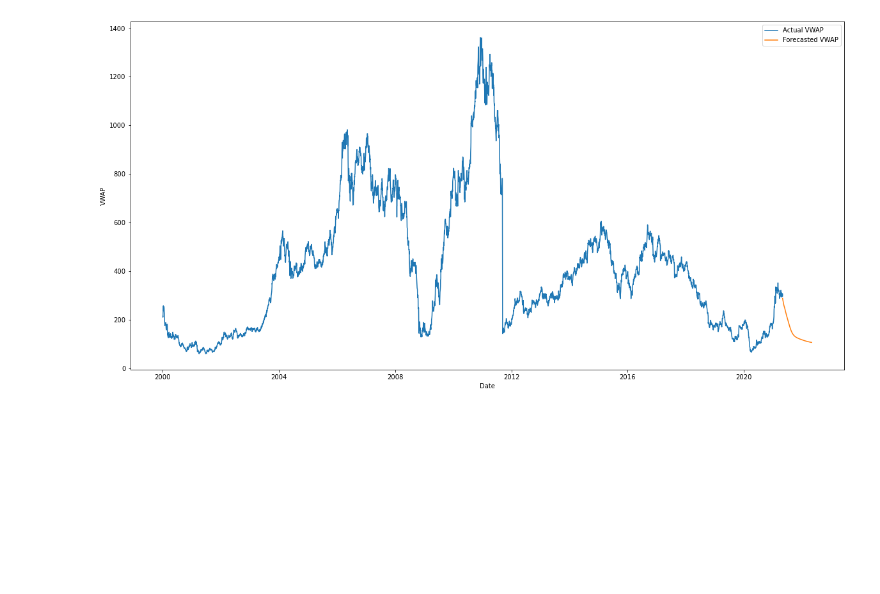
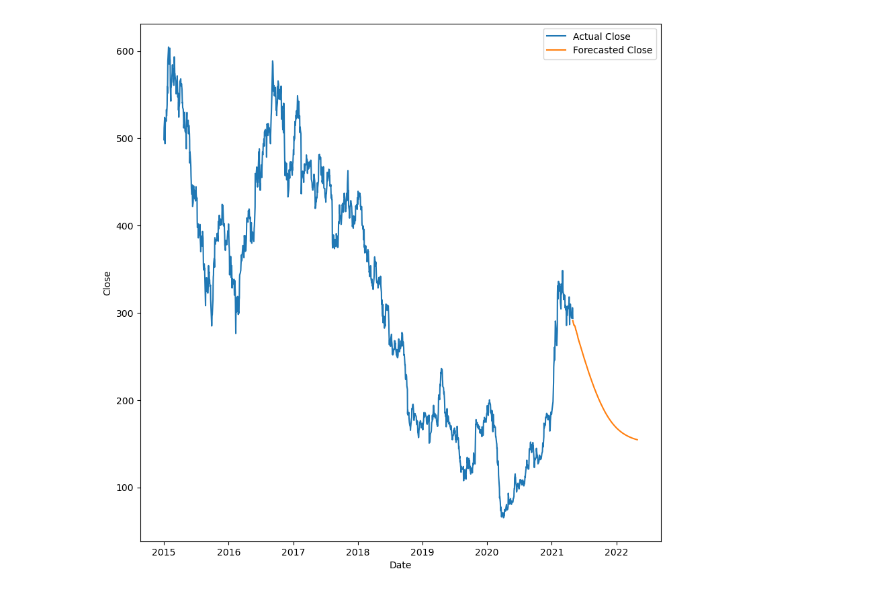
Before and after one commit to rohanvitrouthu/sectoralstockanalysis, a Jupyter notebook: LSTM_RNN ( Automobile Forecast).ipynb, the cells around one changed output. Cells and saved outputs as stored; diff of their text form; code cells hidden in the pictures; blank space fills up the shorter version.

```diff
--- a/LSTM_RNN ( Automobile Forecast).ipynb
+++ b/LSTM_RNN ( Automobile Forecast).ipynb
@@ -6,14 +6,14 @@ from keras.models import Sequential
 from keras.layers import LSTM, Dense, Dropout, Bidirectional
 
 # Load and preprocess the data
-data = pd.read_csv('Automobile.csv')
+data = pd.read_csv('~/Downloads/MPS DS Course Materials/DATA 606/sectoralstockanalysis/Dataset/Merged Data/Modified/Automobile_mod.csv')
 data['Date'] = pd.to_datetime(data['Date'])
 data = data[data['Symbol'] == 'TATAMOTORS']  # Filter data for Tata Motors only
-data = data[[ 'Date','VWAP']]
+data = data[[ 'Date','Close']]
 
 # Normalize the data
 scaler = MinMaxScaler(feature_range=(0, 1))
-scaled_data = scaler.fit_transform(data['VWAP'].values.reshape(-1, 1))
+scaled_data = scaler.fit_transform(data['Close'].values.reshape(-1, 1))
 
 # Prepare the data for LSTM
 def create_sequences(data, seq_length):
@@ -62,14 +62,14 @@ predicted_vwap = scaler.inverse_transform(np.array(predicted_vwap).reshape(-1, 1
 # Visualize the forecasted VWAP
 import matplotlib.pyplot as plt
 future_dates = pd.date_range(start=data['Date'].iloc[-1], periods=365, freq='D')
-forecast_data = pd.DataFrame({'Date': future_dates, 'Forecasted VWAP': predicted_vwap.flatten()})
+forecast_data = pd.DataFrame({'Date': future_dates, 'Forecasted Close': predicted_vwap.flatten()})
 forecast_data.set_index('Date', inplace=True)
 
-plt.figure(figsize=(20, 10))
-plt.plot(data['Date'], data['VWAP'], label='Actual VWAP')
-plt.plot(forecast_data.index, forecast_data['Forecasted VWAP'], label='Forecasted VWAP')
+plt.figure(figsize=(10, 10))
+plt.plot(data['Date'], data['Close'], label='Actual Close')
+plt.plot(forecast_data.index, forecast_data['Forecasted Close'], label='Forecasted Close')
 plt.xlabel('Date')
-plt.ylabel('VWAP')
+plt.ylabel('Close')
 plt.legend()
 plt.show()
 # %% [output]
@@ -93,4 +96,4 @@ Mean Squared Error: 0.00022588882711715996
-[figure, old version]
+[figure, new version]
 # %%
 import numpy as np
 import pandas as pd
```
Also changed, not shown: parts of 2 cells of this notebook, 53 other files.
